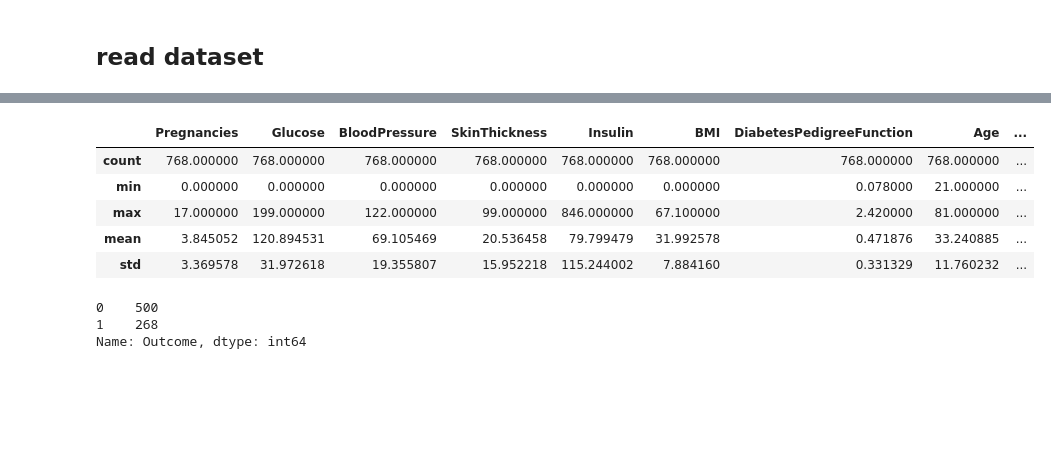
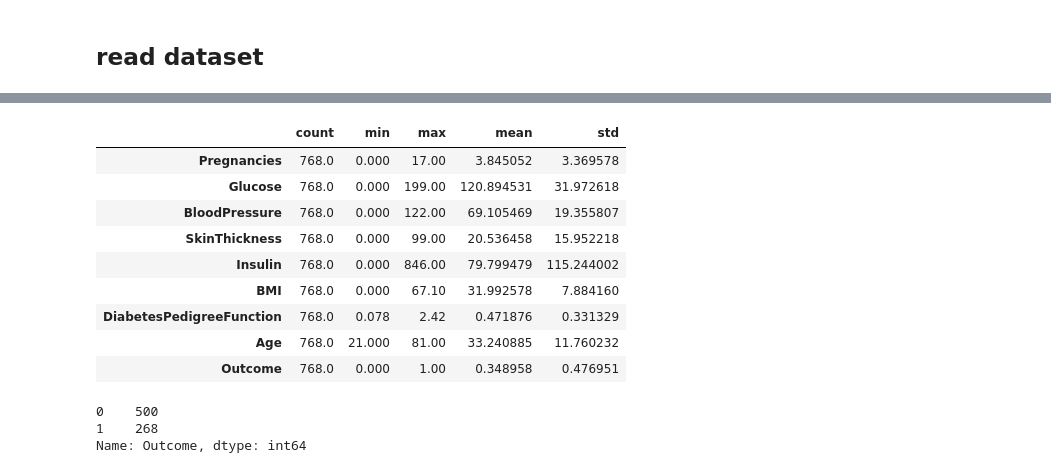
Before and after one commit to AminAmiri-dev/machinlearning, a Jupyter notebook: machinelearning/KNN/diabetes/Main.ipynb, the cells around one changed output, grey strips where cells are left out. Drawn from its saved outputs; the diff is of its cells as text; code cells hidden in the pictures; blank space fills up the shorter version.

```diff
--- a/machinelearning/KNN/diabetes/Main.ipynb
+++ b/machinelearning/KNN/diabetes/Main.ipynb
@@ -18,12 +26,16 @@ df = pd.read_csv('diabetes.csv')
 # %%
-df.describe().loc[['count','min','max','mean','std']]
+df.describe().loc[['count','min','max','mean','std']].T
 # %% [output]
-|  | Pregnancies | Glucose | BloodPressure | SkinThickness | Insulin | BMI | DiabetesPedigreeFunction | Age | ... |
-| count | 768.000000 | 768.000000 | 768.000000 | 768.000000 | 768.000000 | 768.000000 | 768.000000 | 768.000000 | ... |
-| min | 0.000000 | 0.000000 | 0.000000 | 0.000000 | 0.000000 | 0.000000 | 0.078000 | 21.000000 | ... |
-| max | 17.000000 | 199.000000 | 122.000000 | 99.000000 | 846.000000 | 67.100000 | 2.420000 | 81.000000 | ... |
-| mean | 3.845052 | 120.894531 | 69.105469 | 20.536458 | 79.799479 | 31.992578 | 0.471876 | 33.240885 | ... |
-| std | 3.369578 | 31.972618 | 19.355807 | 15.952218 | 115.244002 | 7.884160 | 0.331329 | 11.760232 | ... |
+|  | count | min | max | mean | std |
+| Pregnancies | 768.0 | 0.000 | 17.00 | 3.845052 | 3.369578 |
+| Glucose | 768.0 | 0.000 | 199.00 | 120.894531 | 31.972618 |
+| BloodPressure | 768.0 | 0.000 | 122.00 | 69.105469 | 19.355807 |
+| SkinThickness | 768.0 | 0.000 | 99.00 | 20.536458 | 15.952218 |
+| Insulin | 768.0 | 0.000 | 846.00 | 79.799479 | 115.244002 |
+| BMI | 768.0 | 0.000 | 67.10 | 31.992578 | 7.884160 |
+| DiabetesPedigreeFunction | 768.0 | 0.078 | 2.42 | 0.471876 | 0.331329 |
+| Age | 768.0 | 21.000 | 81.00 | 33.240885 | 11.760232 |
+| Outcome | 768.0 | 0.000 | 1.00 | 0.348958 | 0.476951 |
 # %%
 df['Outcome'].value_counts()
 # %% [output]
```
Also changed, not shown: parts of 2 cells of this notebook, 2 other files.
